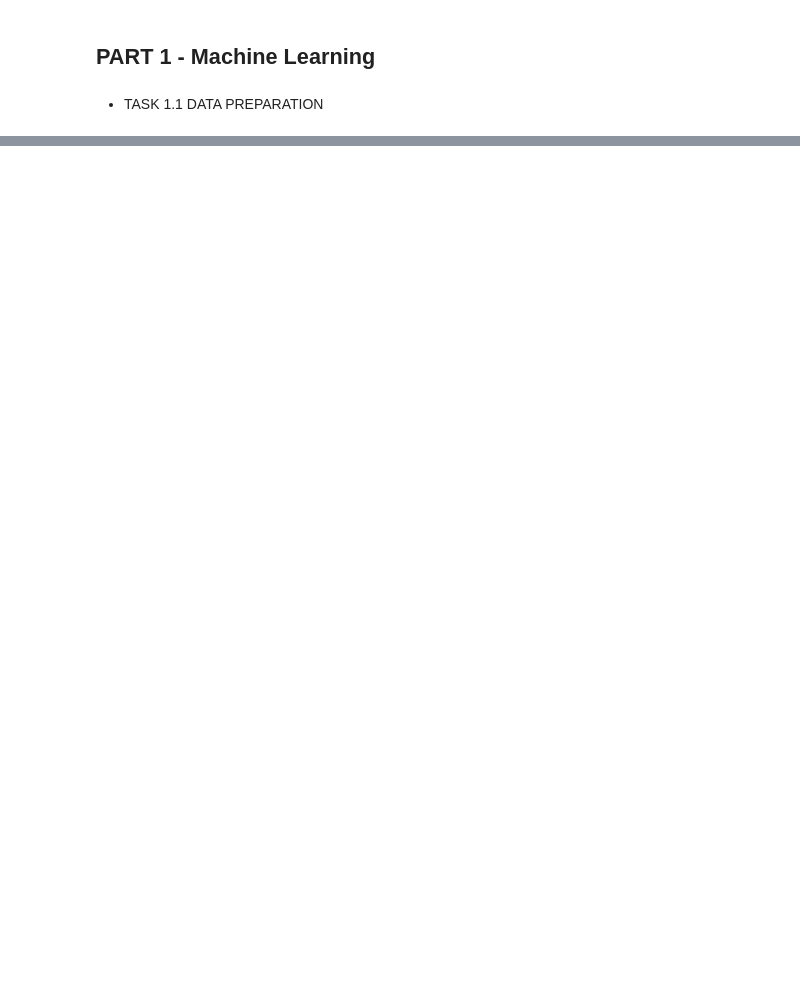
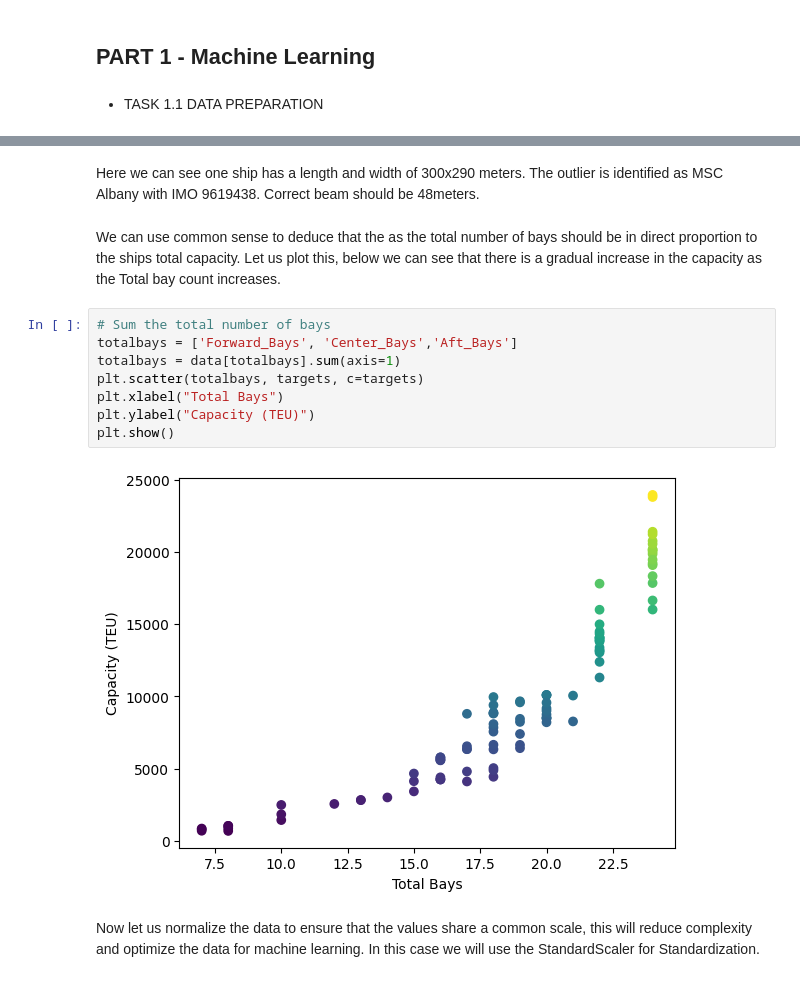
Before and after one commit to ricky11/COMP2002-AI, a Jupyter notebook: 1.1 Data Prep/Assessment2.ipynb, the cells around one changed output, grey strips where cells are left out. Cells and saved outputs as stored; diff of their text form; blank space fills up the shorter version.

```diff
--- a/1.1 Data Prep/Assessment2.ipynb
+++ b/1.1 Data Prep/Assessment2.ipynb
@@ -97,0 +102,17 @@ print(compressed)
+# %% [markdown]
+Here we can see one ship has a length and width of 300x290 meters.  The outlier is identified as MSC Albany with IMO 9619438. Correct beam should be 48meters.
+# %% [markdown]
+We can use common sense to deduce that the as the total number of bays should be in direct proportion to the ships total capacity. Let us plot this, below we can see that there is a gradual increase in the capacity as the Total bay count increases.
+# %%
+# Sum the total number of bays
+totalbays = ['Forward_Bays', 'Center_Bays','Aft_Bays']
+totalbays = data[totalbays].sum(axis=1)
+plt.scatter(totalbays, targets, c=targets)
+plt.xlabel("Total Bays")
+plt.ylabel("Capacity (TEU)")
+plt.show()
+# %% [output]
+[figure, added]
+# %% [markdown]
+Now let us normalize the data to ensure that the values share a common scale, this will reduce complexity and optimize the data for machine learning.
+In this case we will use the StandardScaler for Standardization.
```
Also changed, not shown: parts of 55 cells of this notebook, 10 other files.
